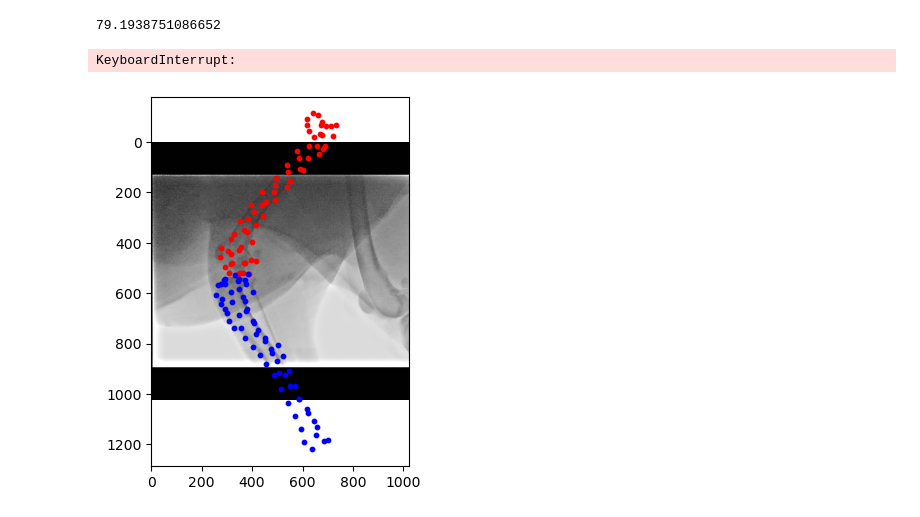
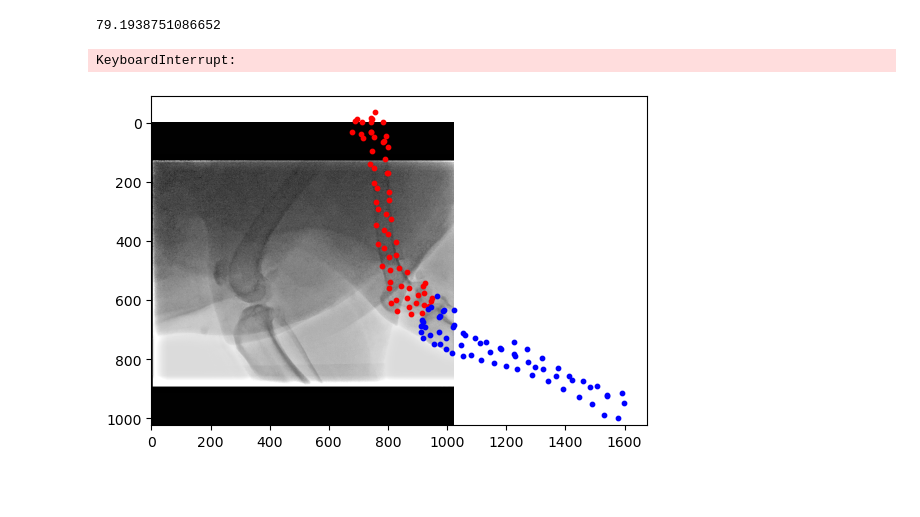
Before and after one commit to BRIO-lab/Stifle-Keypoints, a Jupyter notebook: scripts/testing.ipynb, the cells around one changed output. Saved outputs shown, nothing was run; the diff lists cells and outputs as text; code cells hidden in the pictures; blank space fills up the shorter version.

Commit message:
changed Dataset so that it does not add an offset to the keypoints since that's already included by StudyToGrid

```diff
--- a/scripts/testing.ipynb
+++ b/scripts/testing.ipynb
@@ -306,33 +306,33 @@ for index, row in df.iterrows():
     #plt.scatter(row['fem_kps'], row['fem_kps'], s=10, c='red', marker='o')
 
     fem_kps = row['Femur 2D KP points']
     fem_kps = fem_kps[2:-2]
     fem_kps = fem_kps.split(']\n [')
     fem_kps = [np.array([float(x) for x in list(filter(None, kp.split(' ')))]) for kp in fem_kps]
     fem_kps = np.array(fem_kps)
     # Flip the y axis
     fem_kps[:,1] = -1 * fem_kps[:,1] + 1
     fem_kps = fem_kps * 1024
-    fem_kps = fem_kps + 1*np.array([row['X offset'], row['Y offset']])*row['Scale']
+    fem_kps = fem_kps + 0*np.array([row['X offset'], row['Y offset']])*row['Scale']
 
     # Create a scatter plot of the keypoints, which are in the format (x, y)
     plt.scatter(fem_kps[:,0], fem_kps[:,1], s=10, c='red', marker='o')
 
     tib_kps = row['Tibia 2D KP points']
     tib_kps = tib_kps[2:-2]
     tib_kps = tib_kps.split(']\n [')
     tib_kps = [np.array([float(x) for x in list(filter(None, kp.split(' ')))]) for kp in tib_kps]
     tib_kps = np.array(tib_kps)
     # Flip the y axis
     tib_kps[:,1] = -1 * tib_kps[:,1] + 1
     tib_kps = tib_kps * 1024
-    tib_kps = tib_kps + 1*np.array([row['X offset'], row['Y offset']])*row['Scale']
+    tib_kps = tib_kps + 0*np.array([row['X offset'], row['Y offset']])*row['Scale']
 
     # Create a scatter plot of the keypoints, which are in the format (x, y)
     plt.scatter(tib_kps[:,0], tib_kps[:,1], s=10, c='blue', marker='o')
 
     plt.savefig(os.path.join(OUTPUT_DIR, row['Image address']))
     plt.close()
 # %% [output]
 KeyboardInterrupt:
-[figure, old version]
+[figure, new version]
```
Also changed, not shown: 6 other files.
